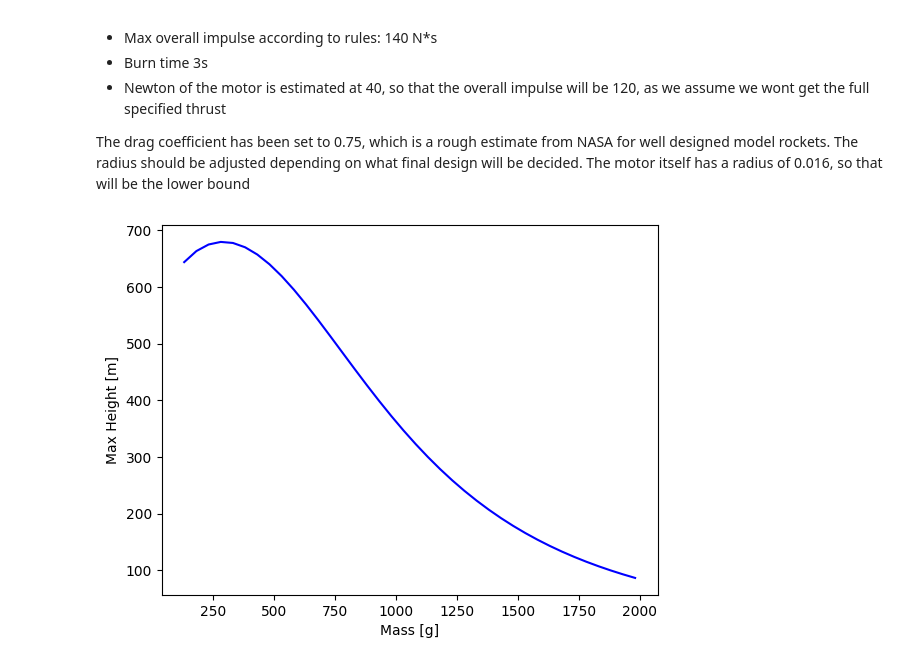
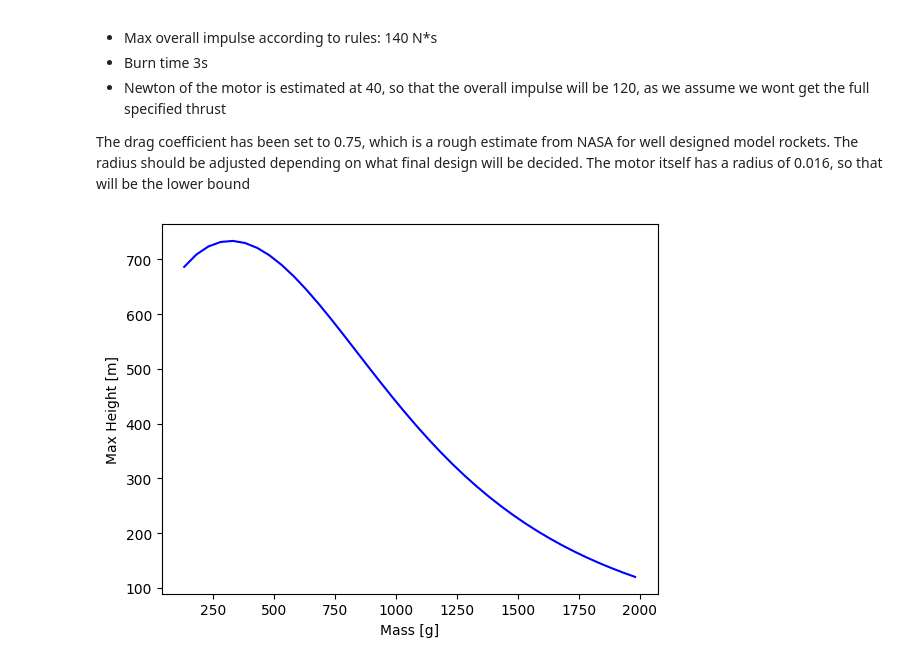
Before and after one commit to AberdeenRSS/PerformanceSimulation, a Jupyter notebook: first_meeting_draft.ipynb, the cells around one changed output. Saved outputs shown, nothing was run; the diff lists cells and outputs as text; code cells hidden in the pictures.

```diff
--- a/first_meeting_draft.ipynb
+++ b/first_meeting_draft.ipynb
@@ -46,27 +46,27 @@ The radius should be adjusted depending on what final design will be decided. Th
 # %%
 
 
 r = range(130, 2000, 50)
 mass = np.zeros(len(r))
 max_h = np.zeros(len(r))
 i = 0
 for m in r:
 
-    rocket_equation, initial = get_simple_rocket_change_equation_and_conditions(3, 40, 0.1, m/1000, 0.03, 0.75)
+    rocket_equation, initial = get_simple_rocket_change_equation_and_conditions(3, 45, 0.1, m/1000, 0.03, 0.75)
 
     t_vec, x_vec = eulersolve_while_positive(rocket_equation, 0, initial, 0.01)
     max = np.max(x_vec[0:, 0:1])
 
     mass[i] = m
     max_h[i] = max
 
     i = i + 1
 
 plt.plot(mass, max_h, color = 'blue')
 plt.xlabel('Mass [g]')
 plt.ylabel('Max Height [m]')
 
 
 plt.show()
 # %% [output]
-[figure, old version]
+[figure, new version]
```
Also changed, not shown: parts of 1 cell of this notebook, 6 other files.
